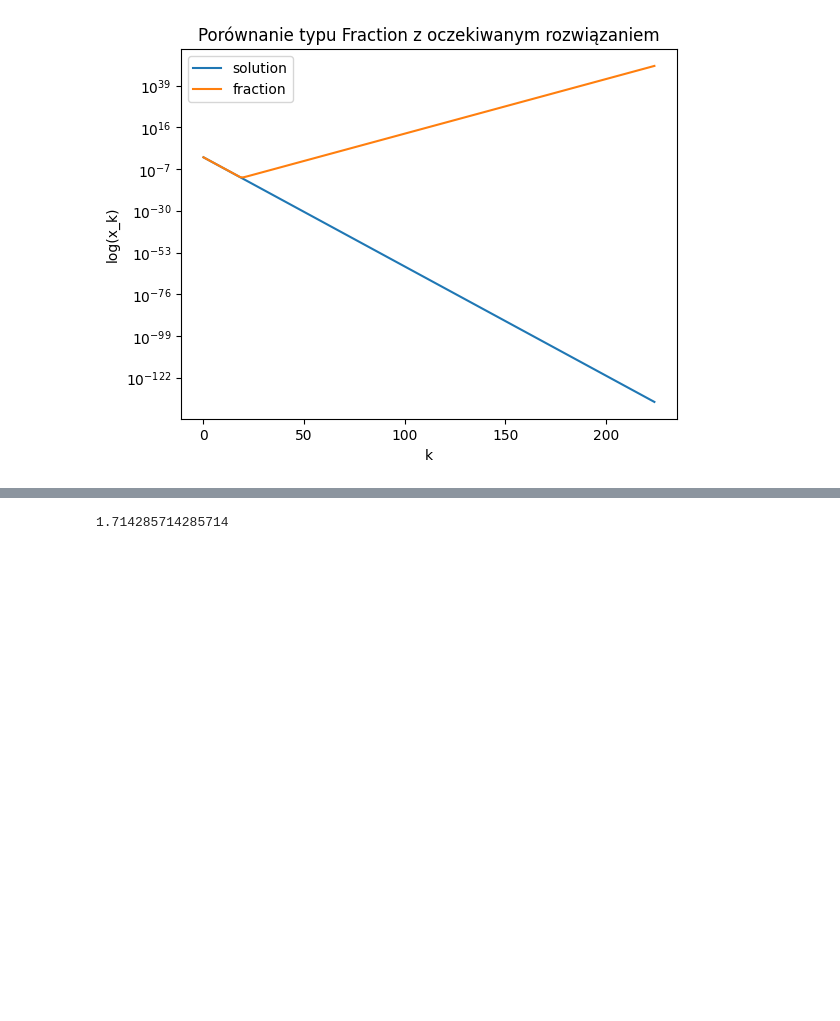
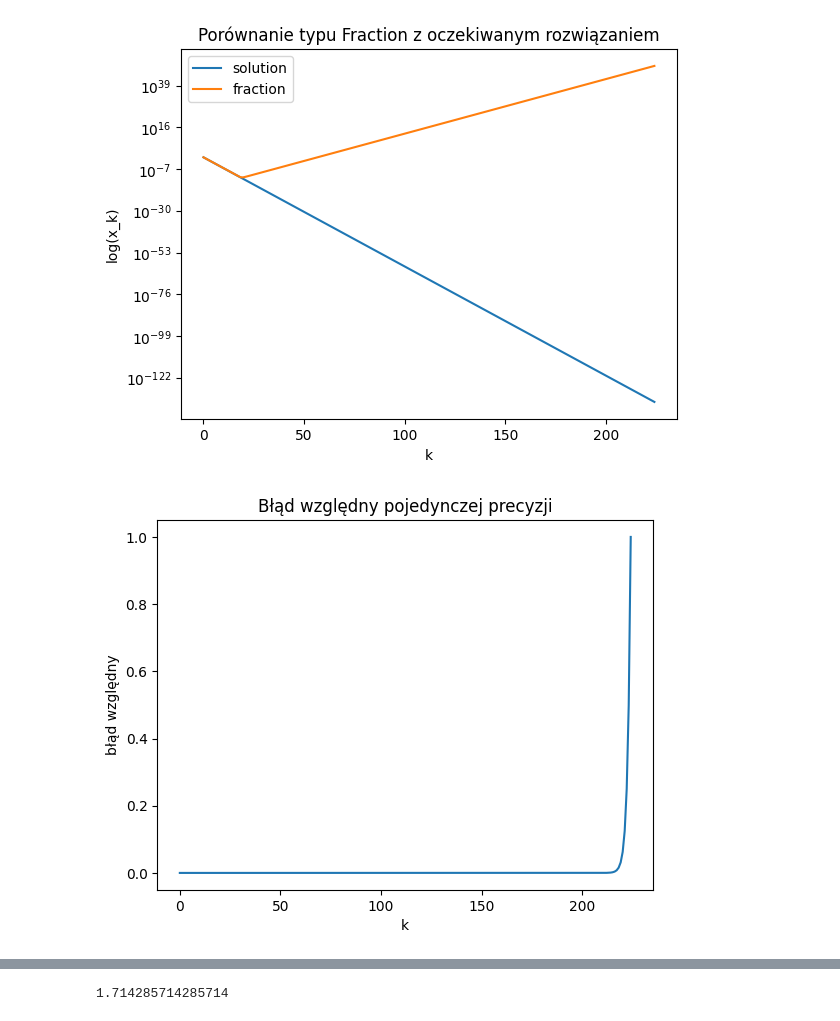
Before and after one commit to domino644/mownit, a Jupyter notebook: lab1/zad2.ipynb, the cells around one changed output, grey strips where cells are left out. Saved outputs shown, nothing was run; the diff lists cells and outputs as text; code cells hidden in the pictures; blank space fills up the shorter version.

Commit message:
adds error plots

```diff
--- a/lab1/zad2.ipynb
+++ b/lab1/zad2.ipynb
@@ -58,3 +58,13 @@ plt.legend()
 plt.show()
 # %% [output]
 [figure]
+# %%
+xs = np.arange(0,225)
+ys_float_32_error = abs(ys_float_32 - ys_cmp225)
+plt.plot(xs,ys_float_32_error)
+plt.title("Błąd względny pojedynczej precyzji")
+plt.xlabel('k')
+plt.ylabel("błąd względny")
+plt.show()
+# %% [output]
+[figure, added]
```
Also changed, not shown: parts of 2 cells of this notebook.
